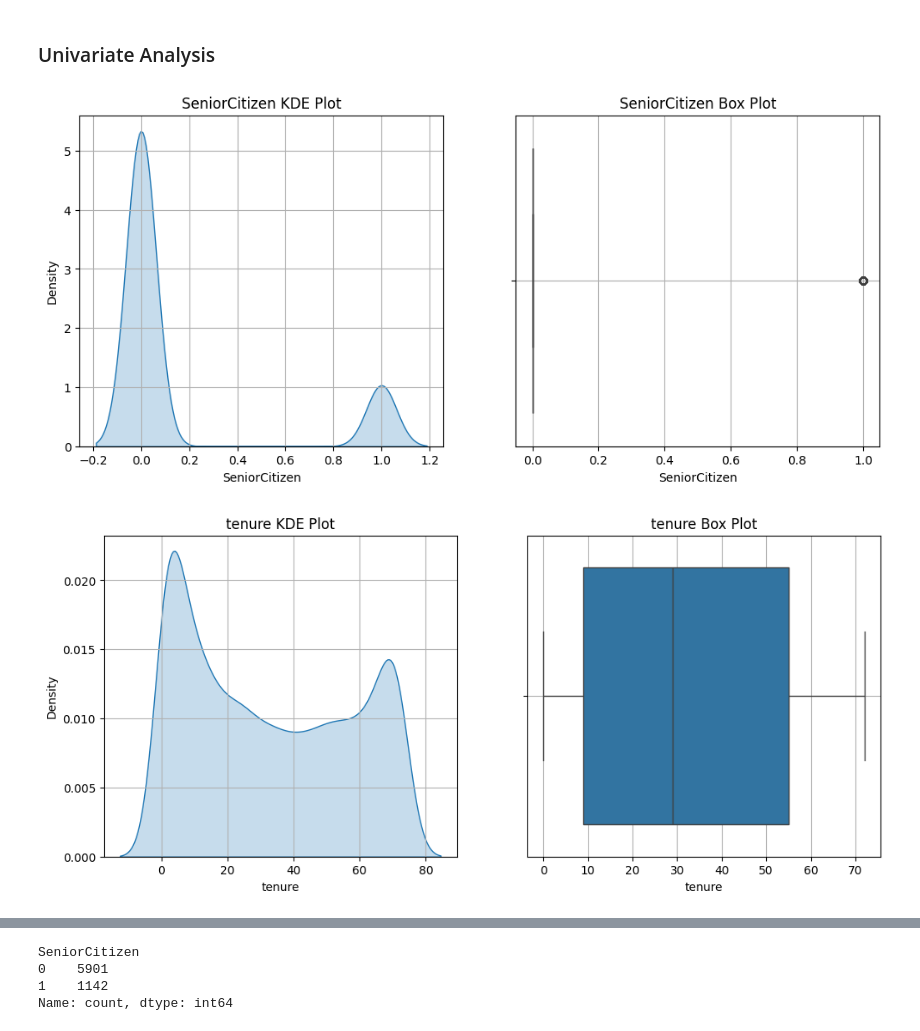
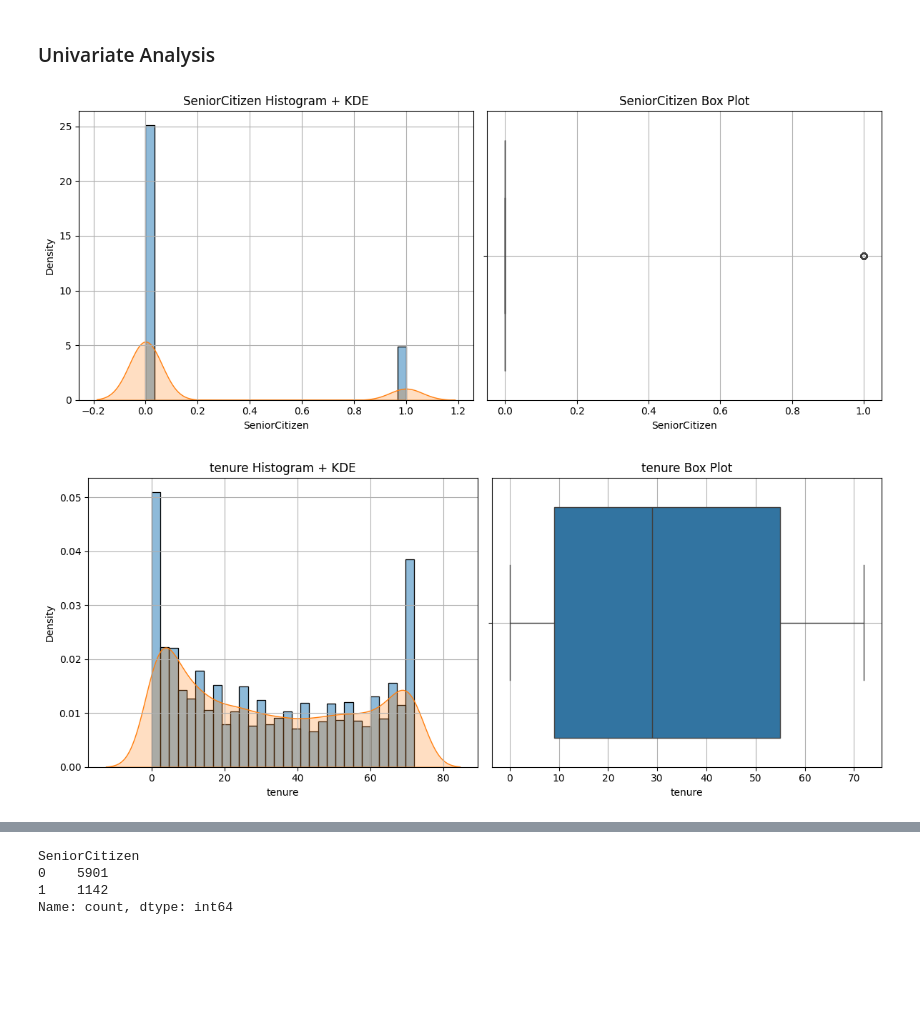
Before and after one commit to Priyanshu-Upadhyay-27/end-to-end-churn-ml, a Jupyter notebook: notebooks/EDA-Churn.ipynb, the cells around one changed output, grey strips where cells are left out. Cells and saved outputs as stored; diff of their text form; code cells hidden in the pictures; blank space fills up the shorter version.

```diff
--- a/notebooks/EDA-Churn.ipynb
+++ b/notebooks/EDA-Churn.ipynb
@@ -90,13 +90,21 @@ cat_features = cf.select_dtypes(include=['object', 'category']).columns
 # %%
 for i in num_features:
     fig, axes = plt.subplots(1, 2, figsize=(12, 5))
-    sns.kdeplot(x = cf[i], data = cf,fill = True, ax=axes[0])
-    axes[0].set_title(f"{i} KDE Plot")
+
+    # Histogram + KDE on same axis
+    sns.histplot(cf[i], bins=30, stat='density', ax=axes[0], alpha=0.5)
+    sns.kdeplot(cf[i], fill=True, ax=axes[0])
+
+    axes[0].set_title(f"{i} Histogram + KDE")
     axes[0].grid(True)
 
-    sns.boxplot(x = cf[i], data = cf, ax=axes[1])
+    # Boxplot unchanged
+    sns.boxplot(x=cf[i], ax=axes[1])
     axes[1].set_title(f"{i} Box Plot")
     axes[1].grid(True)
+
+    plt.tight_layout()
+    plt.show()
 # %% [output]
-[figure, old version]
+[figure, new version]
-[figure, old version]
+[figure, new version]
```
Also changed, not shown: parts of 9 cells of this notebook.
